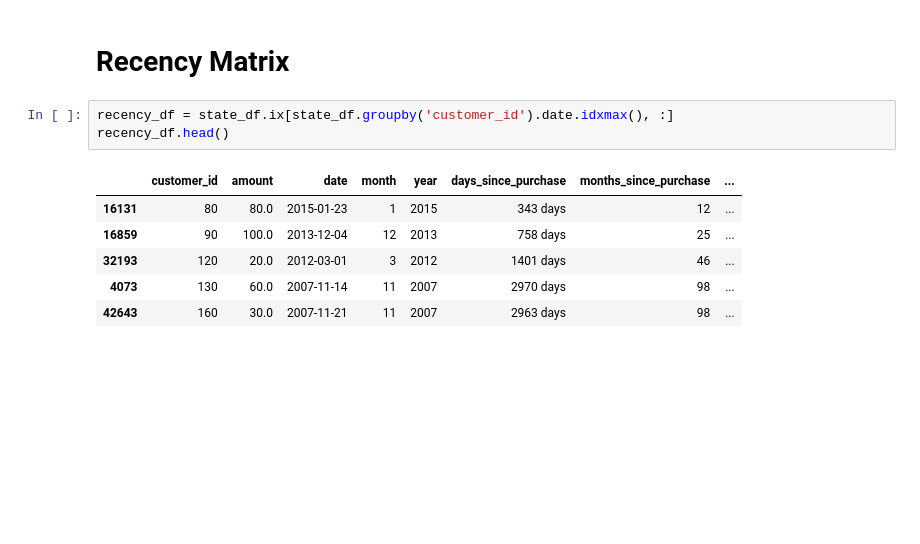
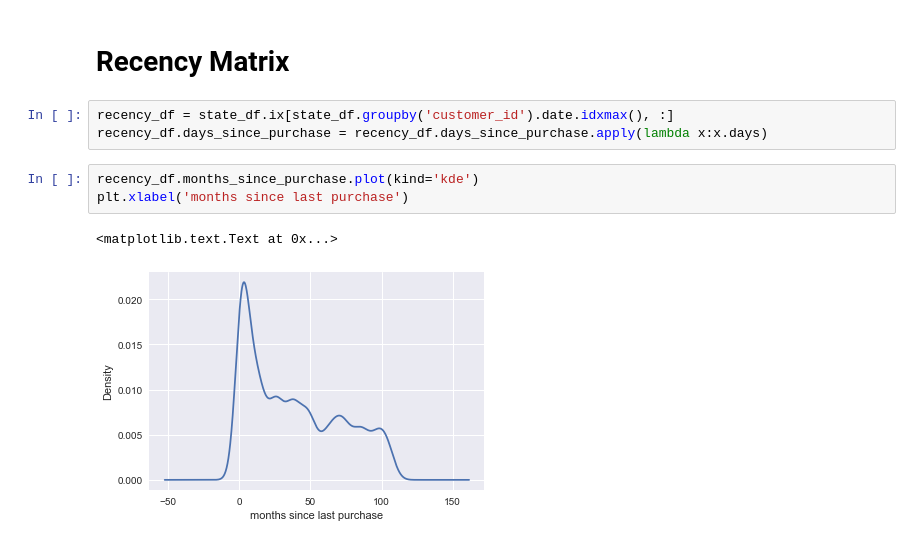
Before and after one commit to jonhilgart22/Galvanize-Data-Leadership, a Jupyter notebook: week5-MCM-CLV/Team-8-Markov-Chains_v2.ipynb, the cells around one changed output. Cells and saved outputs as stored; diff of their text form; blank space fills up the shorter version.

```diff
--- a/week5-MCM-CLV/Team-8-Markov-Chains_v2.ipynb
+++ b/week5-MCM-CLV/Team-8-Markov-Chains_v2.ipynb
@@ -363,11 +364,10 @@ freq
 # Recency Matrix
 # %%
 recency_df = state_df.ix[state_df.groupby('customer_id').date.idxmax(), :]
-recency_df.head()
+recency_df.days_since_purchase = recency_df.days_since_purchase.apply(lambda x:x.days)
-# %% [output]
-|  | customer_id | amount | date | month | year | days_since_purchase | months_since_purchase | ... |
-| 16131 | 80 | 80.0 | 2015-01-23 | 1 | 2015 | 343 days | 12 | ... |
-| 16859 | 90 | 100.0 | 2013-12-04 | 12 | 2013 | 758 days | 25 | ... |
-| 32193 | 120 | 20.0 | 2012-03-01 | 3 | 2012 | 1401 days | 46 | ... |
-| 4073 | 130 | 60.0 | 2007-11-14 | 11 | 2007 | 2970 days | 98 | ... |
-| 42643 | 160 | 30.0 | 2007-11-21 | 11 | 2007 | 2963 days | 98 | ... |
+# %%
+recency_df.months_since_purchase.plot(kind='kde')
+plt.xlabel('months since last purchase')
+# %% [output]
+<matplotlib.text.Text at 0x...>
+[figure, added]
```
Also changed, not shown: parts of 15 cells of this notebook.
